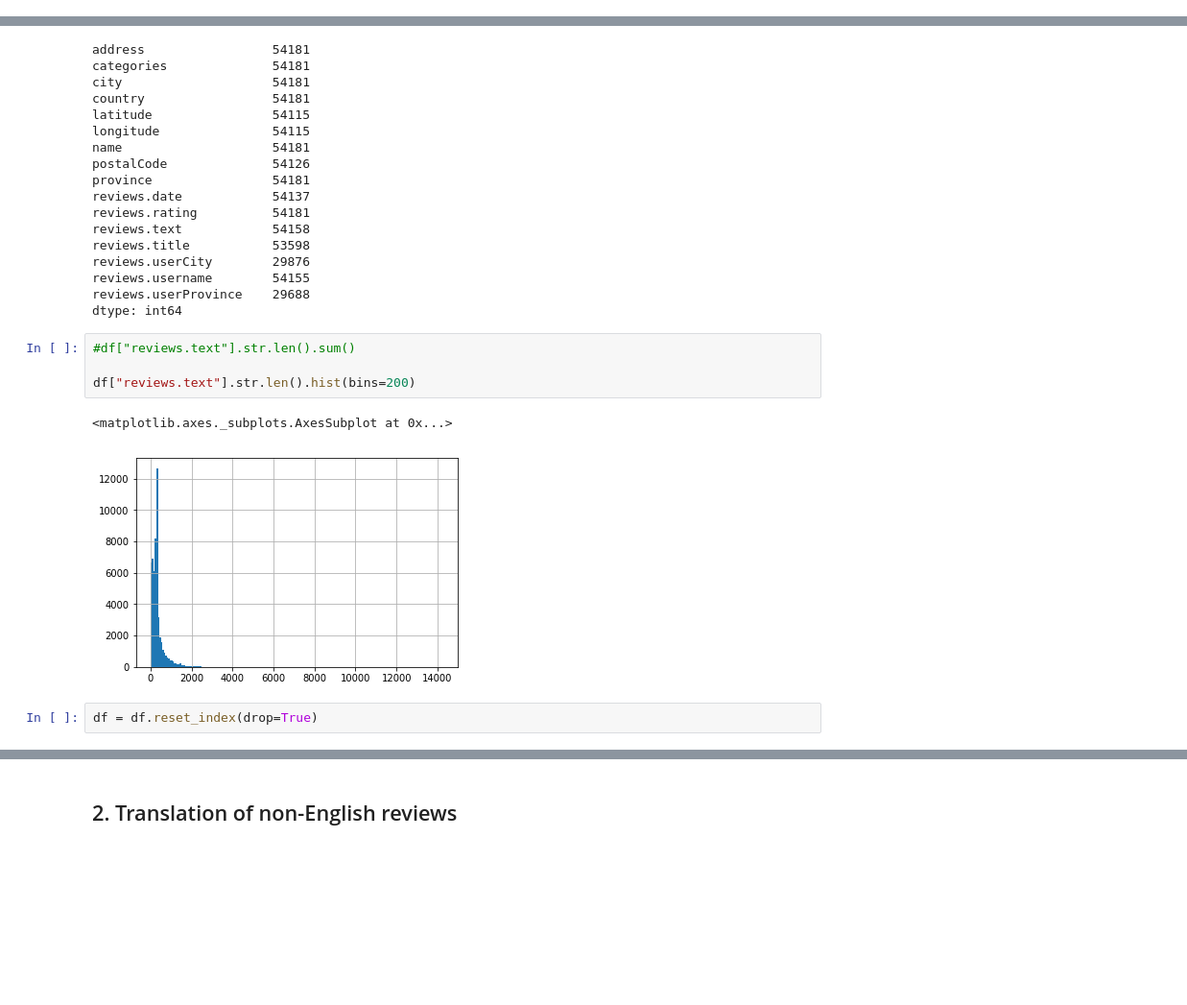
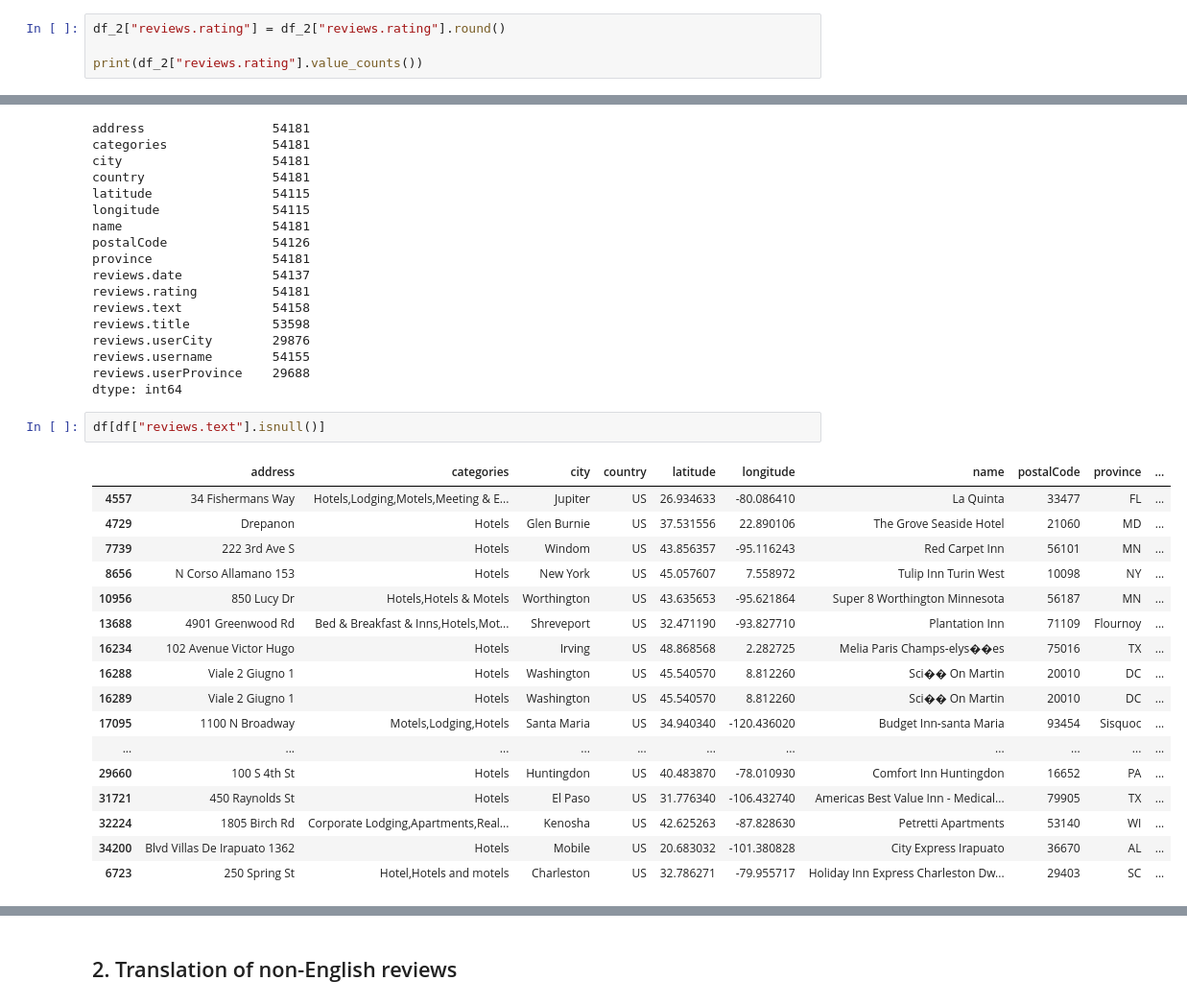
Before and after one commit to SJTButler/hotel-review-analysis, a Jupyter notebook: Hotel Review Analysis.ipynb, the cells around one changed output, grey strips where cells are left out. Shown at 96% size. Cells and saved outputs as stored; diff of their text form; blank space fills up the shorter version.

```diff
--- a/Hotel Review Analysis.ipynb
+++ b/Hotel Review Analysis.ipynb
@@ -159,0 +162,4 @@ Name: reviews.rating, dtype: int64
+# %%
+df_2["reviews.rating"] = df_2["reviews.rating"].round()
+
+print(df_2["reviews.rating"].value_counts())
@@ -224,12 +239,23 @@ reviews.userCity        29876
 reviews.username        54155
 reviews.userProvince    29688
 dtype: int64
-# %%
-#df["reviews.text"].str.len().sum()
-
-df["reviews.text"].str.len().hist(bins=200)
-# %% [output]
-<matplotlib.axes._subplots.AxesSubplot at 0x...>
-[figure, removed]
-# %%
-df = df.reset_index(drop=True)
+# %%
+df[df["reviews.text"].isnull()]
+# %% [output]
+|  | address | categories | city | country | latitude | longitude | name | postalCode | province | ... |
+| 4557 | 34 Fishermans Way | Hotels,Lodging,Motels,Meeting & E... | Jupiter | US | 26.934633 | -80.086410 | La Quinta | 33477 | FL | ... |
+| 4729 | Drepanon | Hotels | Glen Burnie | US | 37.531556 | 22.890106 | The Grove Seaside Hotel | 21060 | MD | ... |
+| 7739 | 222 3rd Ave S | Hotels | Windom | US | 43.856357 | -95.116243 | Red Carpet Inn | 56101 | MN | ... |
+| 8656 | N Corso Allamano 153 | Hotels | New York | US | 45.057607 | 7.558972 | Tulip Inn Turin West | 10098 | NY | ... |
+| 10956 | 850 Lucy Dr | Hotels,Hotels & Motels | Worthington | US | 43.635653 | -95.621864 | Super 8 Worthington Minnesota | 56187 | MN | ... |
+| 13688 | 4901 Greenwood Rd | Bed & Breakfast & Inns,Hotels,Mot... | Shreveport | US | 32.471190 | -93.827710 | Plantation Inn | 71109 | Flournoy | ... |
+| 16234 | 102 Avenue Victor Hugo | Hotels | Irving | US | 48.868568 | 2.282725 | Melia Paris Champs-elys��es | 75016 | TX | ... |
+| 16288 | Viale 2 Giugno 1 | Hotels | Washington | US | 45.540570 | 8.812260 | Sci�� On Martin | 20010 | DC | ... |
+| 16289 | Viale 2 Giugno 1 | Hotels | Washington | US | 45.540570 | 8.812260 | Sci�� On Martin | 20010 | DC | ... |
+| 17095 | 1100 N Broadway | Motels,Lodging,Hotels | Santa Maria | US | 34.940340 | -120.436020 | Budget Inn-santa Maria | 93454 | Sisquoc | ... |
+| ... | ... | ... | ... | ... | ... | ... | ... | ... | ... | ... |
+| 29660 | 100 S 4th St | Hotels | Huntingdon | US | 40.483870 | -78.010930 | Comfort Inn Huntingdon | 16652 | PA | ... |
+| 31721 | 450 Raynolds St | Hotels | El Paso | US | 31.776340 | -106.432740 | Americas Best Value Inn - Medical... | 79905 | TX | ... |
+| 32224 | 1805 Birch Rd | Corporate Lodging,Apartments,Real... | Kenosha | US | 42.625263 | -87.828630 | Petretti Apartments | 53140 | WI | ... |
+| 34200 | Blvd Villas De Irapuato 1362 | Hotels | Mobile | US | 20.683032 | -101.380828 | City Express Irapuato | 36670 | AL | ... |
+| 6723 | 250 Spring St | Hotel,Hotels and motels | Charleston | US | 32.786271 | -79.955717 | Holiday Inn Express Charleston Dw... | 29403 | SC | ... |
```
Also changed, not shown: parts of 15 cells of this notebook.
